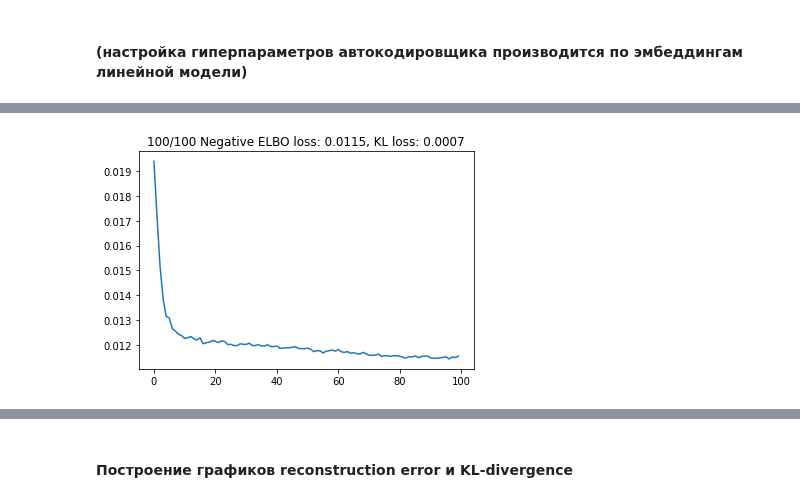
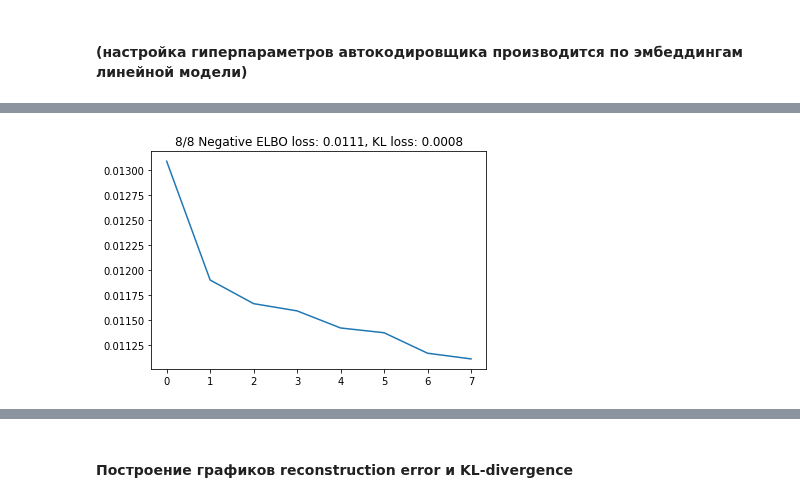
Before and after one commit to AlexShevchuk7/MADE, a Jupyter notebook: Diploma/Modelling_MLP_TCN_TRANSFORMER.ipynb, the cells around one changed output, grey strips where cells are left out. Saved outputs shown, nothing was run; the diff lists cells and outputs as text; code cells hidden in the pictures.

```diff
--- a/Diploma/Modelling_MLP_TCN_TRANSFORMER.ipynb
+++ b/Diploma/Modelling_MLP_TCN_TRANSFORMER.ipynb
@@ -129,11 +129,11 @@ class Basic_net(nn.Module):
         return torch.reshape(x, (-1, batch.shape[1], int(self.hidden_dim // 4 / batch.shape[1])))
 # %%
 class LinearEncoder(nn.Module):
-    def __init__(self, input_dim, latent_dim=16):
+    def __init__(self, input_, latent_dim=16):
         super(LinearEncoder, self).__init__()
         self.embedding = Basic_net(batch)
 
-        self.hidden_dim = input_dim.shape[1] * input_dim.shape[2]
+        self.hidden_dim = input_.shape[1] * input_.shape[2]
         self.mu = nn.Linear(self.hidden_dim, latent_dim)
         self.sigma = nn.Linear(self.hidden_dim, latent_dim)
 
@@ -169,8 +169,8 @@ class TCNEncoder(nn.Module):
         super(TCNEncoder, self).__init__()
         tcn1 = TCNModel(num_filters=20, input_chunk_length=batch.shape[1], output_chunk_length=batch.shape[1])
         self.tcn_model1 = tcn1._create_model(batch).to(device)
-        self.batchnorm1 = nn.BatchNorm1d(batch.shape[1])
-        self.maxpool1 = nn.MaxPool2d(5, stride=2)
+        self.batchnorm1 = nn.BatchNorm1d(batch.shape[1]).to(device)
+        self.maxpool1 = nn.MaxPool1d(5, stride=2)
 
         tcn1_out = self.tcn_model1(batch)
         batch_out1 = self.batchnorm1(tcn1_out)
@@ -180,8 +180,8 @@ class TCNEncoder(nn.Module):
         self.tcn_model2 = tcn2._create_model(maxpool1).to(device)
         tcn2_out = self.tcn_model2(maxpool1)
 
-        self.batchnorm2 = nn.BatchNorm1d(maxpool1.shape[1])
-        self.maxpool2 = nn.MaxPool2d(5, stride=2)
+        self.batchnorm2 = nn.BatchNorm1d(maxpool1.shape[1]).to(device)
+        self.maxpool2 = nn.MaxPool1d(5, stride=2)
 
         batchnorm2 = self.batchnorm2(tcn2_out)
         maxpool2 = self.maxpool2(batchnorm2)
@@ -215,13 +215,13 @@ class TCNDecoder(nn.Module):
         self.batchnorm1 = nn.BatchNorm1d(batch.shape[1])
 
         tcn1 = TCNModel(num_filters=10, input_chunk_length=batch.shape[1], output_chunk_length=batch.shape[1])
-        self.tcn_model1 = tcn1._create_model(batch[:, :, :batch.shape[2] // 2])
+        self.tcn_model1 = tcn1._create_model(batch[:, :, :batch.shape[2] // 2]).to(device)
 
         self.upsample = nn.Upsample(batch.shape[2])
         self.batchnorm2 = nn.BatchNorm1d(batch.shape[1])
 
         tcn2 = TCNModel(num_filters=20, input_chunk_length=batch.shape[1], output_chunk_length=batch.shape[1])
-        self.tcn_model2 = tcn2._create_model(batch)
+        self.tcn_model2 = tcn2._create_model(batch).to(device)
 
     def forward(self, x):
         x = self.linear(x).reshape(-1, self.batch_shape[1], self.batch_shape[2] // 2)
@@ -478,49 +554,51 @@ for i in tqdm(range(n_epochs)):
 kldivs = []
 mses = []
 loss_vals = []
-n_epochs = 100
+name = 'full_tcn'
+learning_rate = 2e-4
+n_epochs = 8
 latent_dim = 16
-tcn_net = TCNModel(num_filters=20, kernel_size=5, input_chunk_length=window, output_chunk_length=50)
-#basic_emb = Basic_net(batch).to(device)
-#embedded = basic_emb(batch)
-#encoder = LinearEncoder(embedded)
-#encoder = encoder.to(device)
-encoder = TCNEncoder(batch, tcn_net)
-decoder = Decoder(batch.shape, latent_dim).to(device)
+
+encoder = TCNEncoder(batch, latent_dim=latent_dim)
+decoder = TCNDecoder(batch, latent_dim=latent_dim)
 vae = VAE(encoder, decoder)
 vae = vae.to(device)
 criterion = nn.MSELoss()
-opt = Adam(vae.parameters(), lr=0.0002)
+opt = Adam(vae.parameters(), lr=learning_rate)
 mse = MSELoss()
 beta = 0.75
 
 for i in tqdm(range(n_epochs)):
     for b_n, batch in enumerate(trainloader):
         opt.zero_grad()
 
         logits, mu, logvar = vae(batch)
 
         reconstruction_loss = mse(logits, batch)
-        #lk_loss = beta * (1 + torch.log(sigma**2) - mu**2 - sigma**2) * 0.5 /  (batch.shape[0] * batch.shape[1] * batch.shape[2])
-        #l_kl = l_kl.sum(1).mean()
+
         kl_loss = -0.5 * torch.sum(1 + logvar - mu.pow(2) -
                                    logvar.exp(), -1).mean() / (batch.shape[0] * batch.shape[1] * batch.shape[2]) * beta
         loss = reconstruction_loss + kl_loss
 
         loss.sum().backward()
         opt.step()
 
     mses.append(reconstruction_loss)
     kldivs.append(kl_loss)
     loss_vals.append(loss.item())
 
         #if i % 100 == 0:
     plt.plot(loss_vals[-100:])
     plt.title('{}/{} Negative ELBO loss: {:.4f}, KL loss: {:.4f}'.format(i+1, n_epochs, loss_vals[-1], kl_loss))
     plt.show();
     clear_output(wait=True)
+
+    #if i % 4 == 0:
+
+torch.save(vae.state_dict(), name + '_e' + str(i) + '_lr' + str(learning_rate) +
+           '_b' + str(batch.shape[0]) + '_beta' + str(beta) + '_lat' + str(latent_dim) + '.pkl')
 # %% [output]
-[figure, old version]
+[figure, new version]
 # %%
 kldivs = []
 mses = []
```
Also changed, not shown: parts of 5 cells of this notebook.
